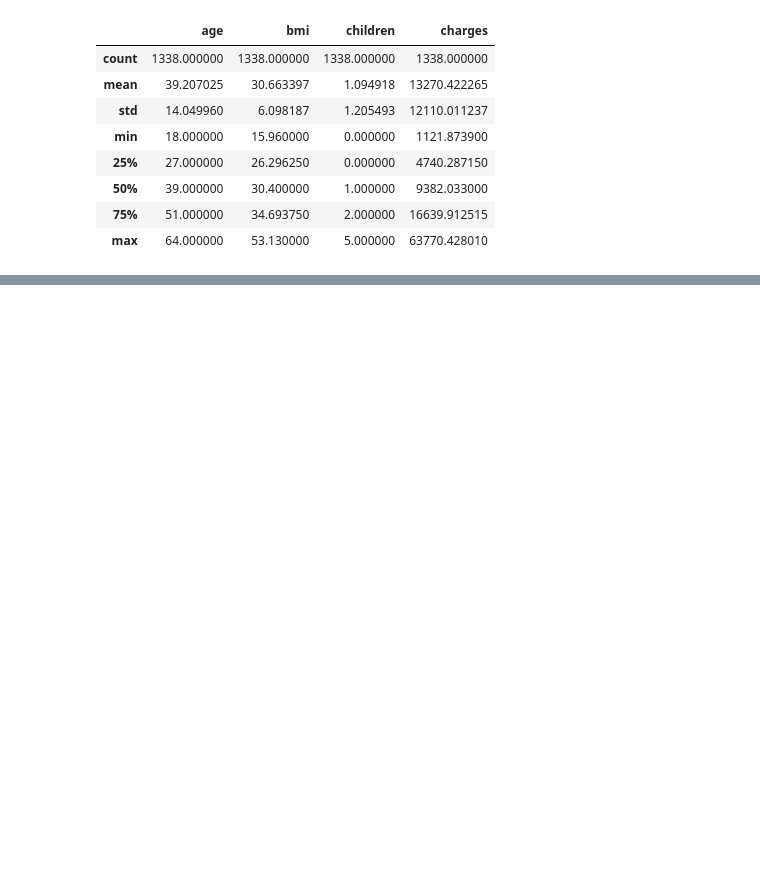
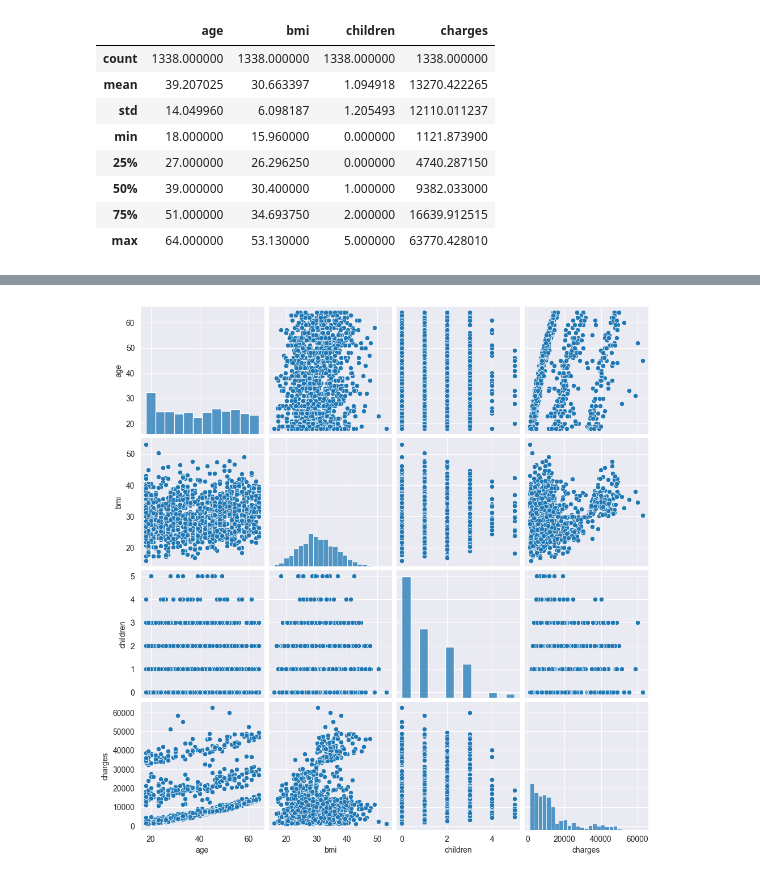
Before and after one commit to raaamk/ML_SoSe24, a Jupyter notebook: src/Assignments/Group Project/Medical Treatment Cost Estimation.ipynb, the cells around one changed output, grey strips where cells are left out. Saved outputs shown, nothing was run; the diff lists cells and outputs as text; code cells hidden in the pictures; blank space fills up the shorter version.

```diff
--- a/src/Assignments/Group Project/Medical Treatment Cost Estimation.ipynb
+++ b/src/Assignments/Group Project/Medical Treatment Cost Estimation.ipynb
@@ -311,0 +334,7 @@ R^2 Score: 0.8644769479860557
+# %%
+# Paarweise Streudiagramme (Pairplot) für ausgewählte Attribute
+selected_features = ['age', 'bmi', 'children', 'charges']
+sns.pairplot(combined_training_plot[selected_features])
+plt.show()
+# %% [output]
+[figure, added]
```
Also changed, not shown: parts of 68 cells of this notebook, 1 other file.
